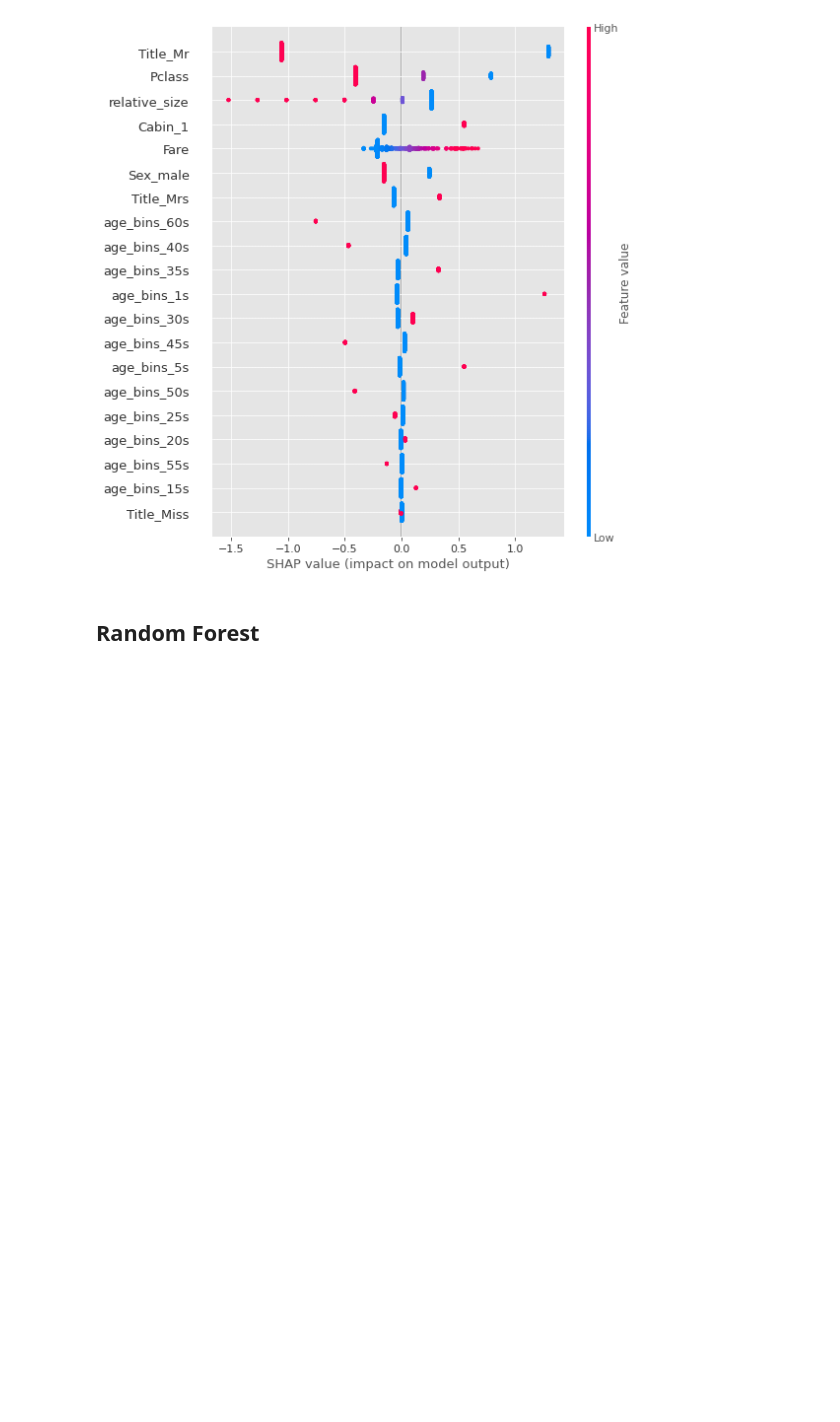
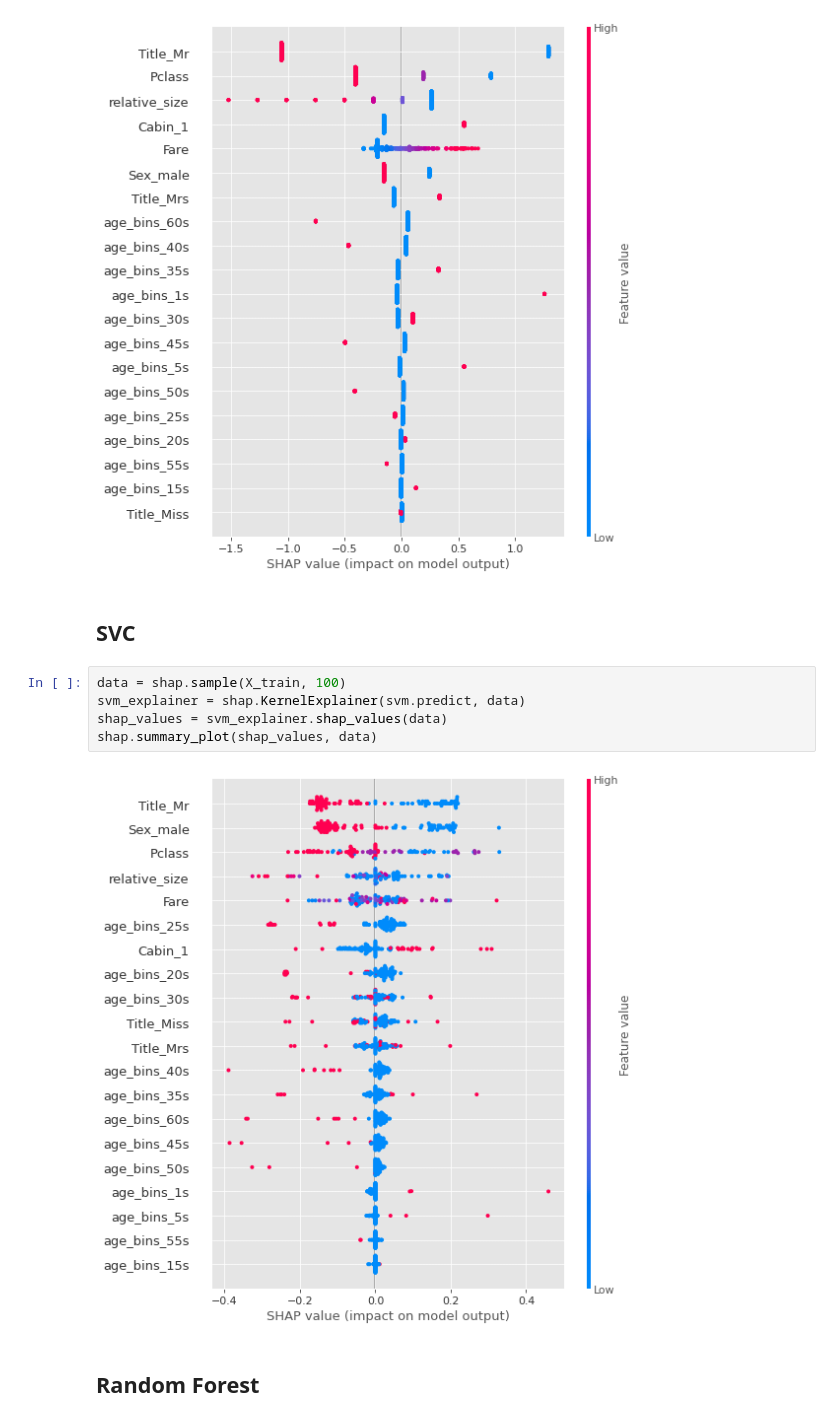
Before and after one commit to vkoli/cs675-titanic-project, a Jupyter notebook: CS675_Final_Project_Titantic.ipynb, the cells around one changed output. Drawn from its saved outputs; the diff is of its cells as text; blank space fills up the shorter version.

```diff
--- a/CS675_Final_Project_Titantic.ipynb
+++ b/CS675_Final_Project_Titantic.ipynb
@@ -401,6 +417,15 @@ shap_values = shap.LinearExplainer(logmodel, X_train).shap_values(X_train)
 shap.summary_plot(shap_values, X_train)
 # %% [output]
 [figure]
+# %% [markdown]
+## SVC
+# %%
+data = shap.sample(X_train, 100)
+svm_explainer = shap.KernelExplainer(svm.predict, data)
+shap_values = svm_explainer.shap_values(data)
+shap.summary_plot(shap_values, data)
+# %% [output]
+[figure, added]
 # %% [markdown]
 ## Random Forest
 # %%
```
Also changed, not shown: parts of 5 cells of this notebook, 1 other file.
